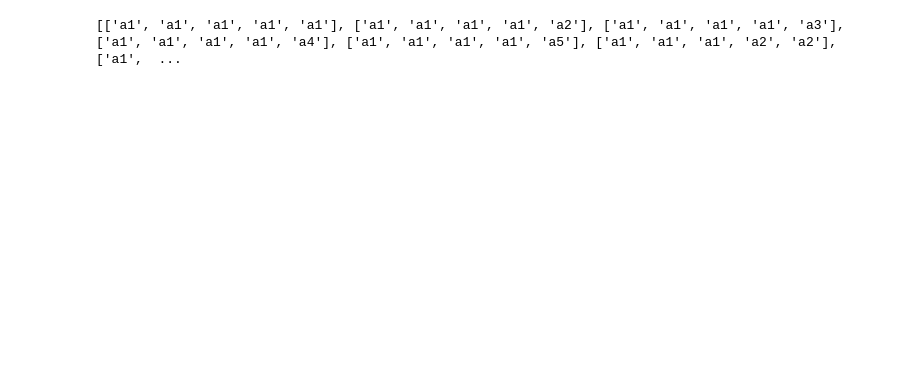
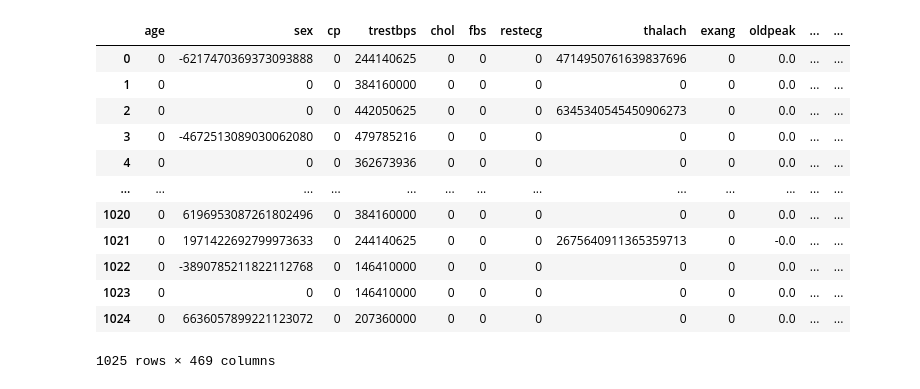
Before and after one commit to ALYAMBR/CrossDiscovery, a Jupyter notebook: src/sketches.ipynb, the cells around one changed output. Drawn from its saved outputs; the diff is of its cells as text; code cells hidden in the pictures; blank space fills up the shorter version.

Commit message:
crossingover

```diff
--- a/src/sketches.ipynb
+++ b/src/sketches.ipynb
@@ -7,0 +6,4 @@ cols = ['a1', 'a2', 'a3', 'a4', 'a5']
+# %%
+data = pd.read_csv('./../data/heart.csv')
+# %%
+target = 'target'
@@ -10,4 +14,20 @@ from CrossingBuilder import _build_crossing_prototypes
-# %%
-print(_build_crossing_prototypes(cols, 4))
-# %% [output]
-[['a1', 'a1', 'a1', 'a1', 'a1'], ['a1', 'a1', 'a1', 'a1', 'a2'], ['a1', 'a1', 'a1', 'a1', 'a3'], ['a1', 'a1', 'a1', 'a1', 'a4'], ['a1', 'a1', 'a1', 'a1', 'a5'], ['a1', 'a1', 'a1', 'a2', 'a2'], ['a1',  ...
+# %%
+prototypes = build_crossings_ptototypes(data.drop([target], axis=1), 2)
+# %%
+crossed_data = build_crossings(data, prototypes, crossing_product)
+# %%
+crossed_data
+# %% [output]
+|  | age | sex | cp | trestbps | chol | fbs | restecg | thalach | exang | oldpeak | ... | ... |
+| 0 | 0 | -6217470369373093888 | 0 | 244140625 | 0 | 0 | 0 | 4714950761639837696 | 0 | 0.0 | ... | ... |
+| 1 | 0 | 0 | 0 | 384160000 | 0 | 0 | 0 | 0 | 0 | 0.0 | ... | ... |
+| 2 | 0 | 0 | 0 | 442050625 | 0 | 0 | 0 | 6345340545450906273 | 0 | 0.0 | ... | ... |
+| 3 | 0 | -4672513089030062080 | 0 | 479785216 | 0 | 0 | 0 | 0 | 0 | 0.0 | ... | ... |
+| 4 | 0 | 0 | 0 | 362673936 | 0 | 0 | 0 | 0 | 0 | 0.0 | ... | ... |
+| ... | ... | ... | ... | ... | ... | ... | ... | ... | ... | ... | ... | ... |
+| 1020 | 0 | 6196953087261802496 | 0 | 384160000 | 0 | 0 | 0 | 0 | 0 | 0.0 | ... | ... |
+| 1021 | 0 | 1971422692799973633 | 0 | 244140625 | 0 | 0 | 0 | 2675640911365359713 | 0 | -0.0 | ... | ... |
+| 1022 | 0 | -3890785211822112768 | 0 | 146410000 | 0 | 0 | 0 | 0 | 0 | 0.0 | ... | ... |
+| 1023 | 0 | 0 | 0 | 146410000 | 0 | 0 | 0 | 0 | 0 | 0.0 | ... | ... |
+| 1024 | 0 | 6636057899221123072 | 0 | 207360000 | 0 | 0 | 0 | 0 | 0 | 0.0 | ... | ... |
+1025 rows × 469 columns
```
Also changed, not shown: parts of 3 cells of this notebook, 2 other files.
